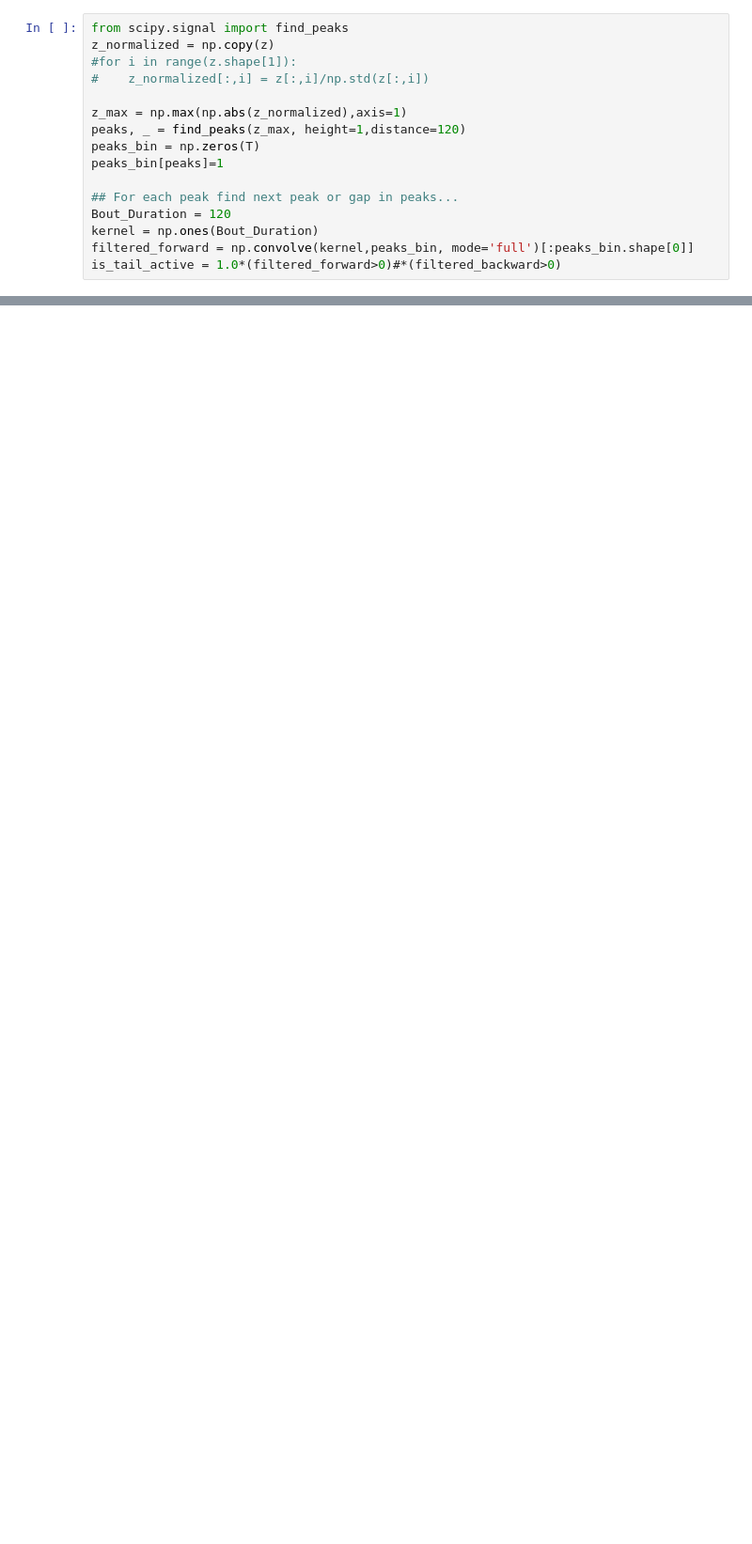
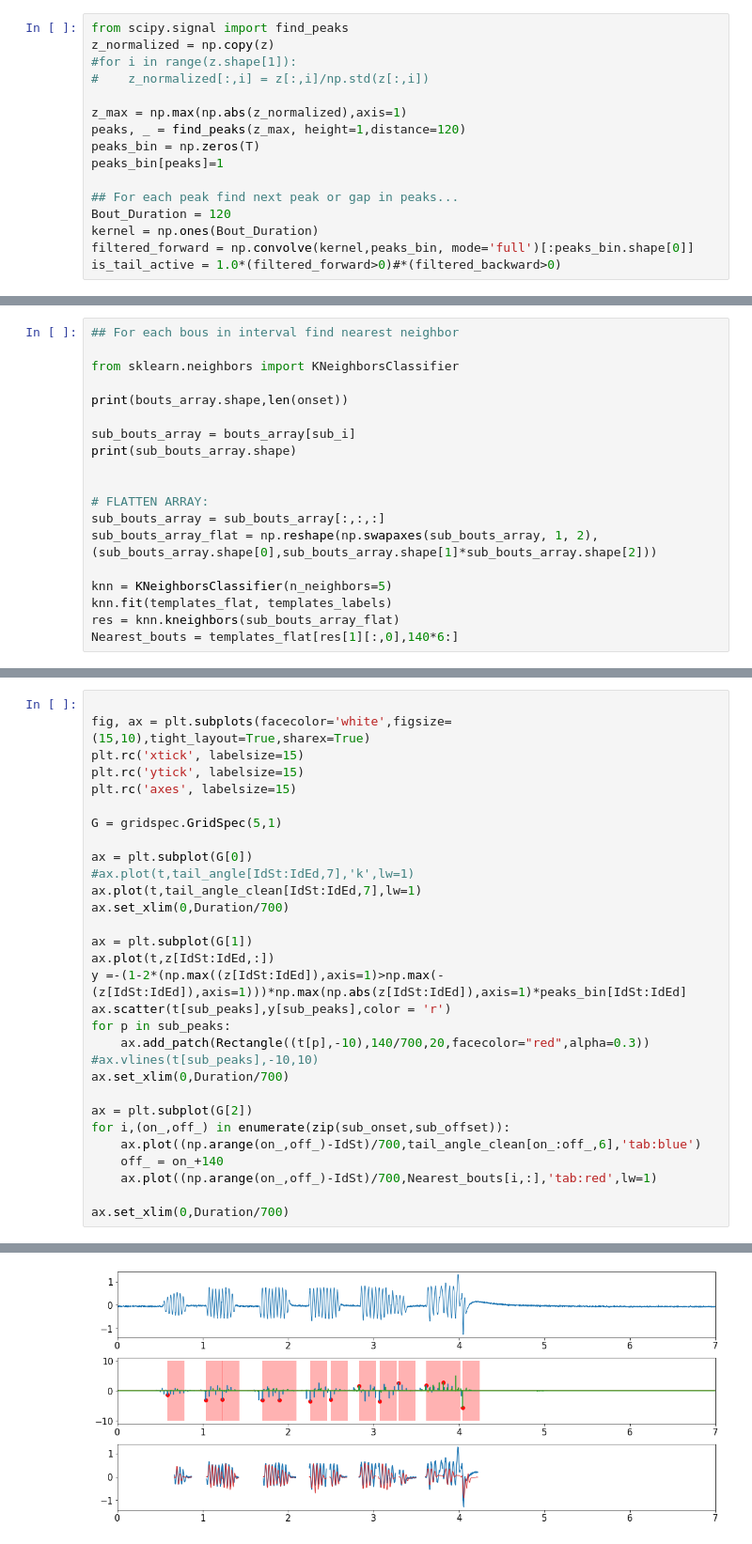
Before and after one commit to orger-lab/megabouts, a Jupyter notebook: megabouts/head_restrained_pipeline.ipynb, the cells around one changed output, grey strips where cells are left out. Shown at 94% size. Cells and saved outputs as stored; diff of their text form; blank space fills up the shorter version.

```diff
--- a/megabouts/head_restrained_pipeline.ipynb
+++ b/megabouts/head_restrained_pipeline.ipynb
@@ -851,0 +182,19 @@ for i in range(Dict.shape[-1]):
+# %%
+## For each bous in interval find nearest neighbor
+
+from sklearn.neighbors import KNeighborsClassifier
+
+print(bouts_array.shape,len(onset))
+
+sub_bouts_array = bouts_array[sub_i]
+print(sub_bouts_array.shape)
+
+
+# FLATTEN ARRAY:
+sub_bouts_array = sub_bouts_array[:,:,:]
+sub_bouts_array_flat = np.reshape(np.swapaxes(sub_bouts_array, 1, 2),(sub_bouts_array.shape[0],sub_bouts_array.shape[1]*sub_bouts_array.shape[2]))
+
+knn = KNeighborsClassifier(n_neighbors=5)
+knn.fit(templates_flat, templates_labels)
+res = knn.kneighbors(sub_bouts_array_flat)
+Nearest_bouts = templates_flat[res[1][:,0],140*6:]
@@ -851,0 +206,31 @@ for i in range(Dict.shape[-1]):
+# %%
+
+fig, ax = plt.subplots(facecolor='white',figsize=(15,10),tight_layout=True,sharex=True)
+plt.rc('xtick', labelsize=15)
+plt.rc('ytick', labelsize=15)
+plt.rc('axes', labelsize=15)
+
+G = gridspec.GridSpec(5,1)
+
+ax = plt.subplot(G[0])
+#ax.plot(t,tail_angle[IdSt:IdEd,7],'k',lw=1)
+ax.plot(t,tail_angle_clean[IdSt:IdEd,7],lw=1)
+ax.set_xlim(0,Duration/700)
+
+ax = plt.subplot(G[1])
+ax.plot(t,z[IdSt:IdEd,:])
+y =-(1-2*(np.max((z[IdSt:IdEd]),axis=1)>np.max(-(z[IdSt:IdEd]),axis=1)))*np.max(np.abs(z[IdSt:IdEd]),axis=1)*peaks_bin[IdSt:IdEd]
+ax.scatter(t[sub_peaks],y[sub_peaks],color = 'r')
+for p in sub_peaks:
+    ax.add_patch(Rectangle((t[p],-10),140/700,20,facecolor="red",alpha=0.3))
+#ax.vlines(t[sub_peaks],-10,10)
+ax.set_xlim(0,Duration/700)
+
+ax = plt.subplot(G[2])
+for i,(on_,off_) in enumerate(zip(sub_onset,sub_offset)):
+    ax.plot((np.arange(on_,off_)-IdSt)/700,tail_angle_clean[on_:off_,6],'tab:blue')
+    off_ = on_+140
+    ax.plot((np.arange(on_,off_)-IdSt)/700,Nearest_bouts[i,:],'tab:red',lw=1)
+
+ax.set_xlim(0,Duration/700)
+# %% [output]
@@ -851,0 +238 @@ for i in range(Dict.shape[-1]):
+[figure, added]
```
Also changed, not shown: parts of 81 cells of this notebook, 1 other file.
